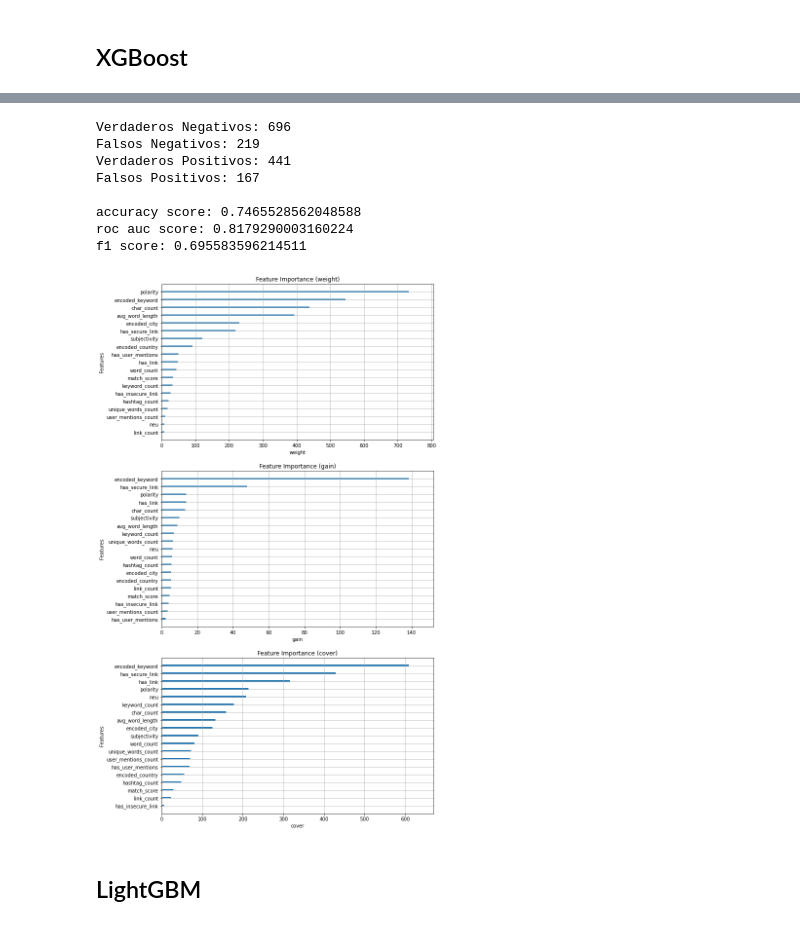
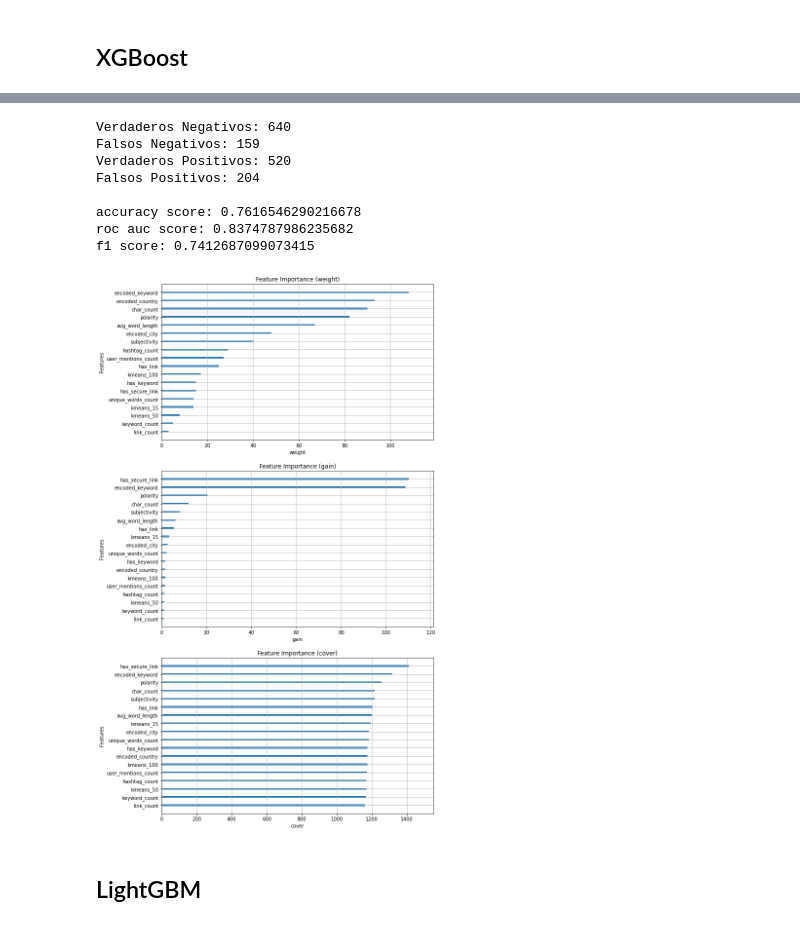
Before and after one commit to fsicardir/datos-tp2, a Jupyter notebook: notebooks_models/tree_based_approaches.ipynb, the cells around one changed output, grey strips where cells are left out. Saved outputs shown, nothing was run; the diff lists cells and outputs as text; code cells hidden in the pictures.

```diff
--- a/notebooks_models/tree_based_approaches.ipynb
+++ b/notebooks_models/tree_based_approaches.ipynb
@@ -160,23 +171,23 @@ def try_classifier(classifier):
 # %%
 xgb_classifier = xgb.XGBClassifier(
     objective='binary:logistic',
-    max_depth=5,
-    learning_rate=0.01,
-    n_estimators=100,
-    scale_pos_weight=1.2
+    max_depth=1,
+    learning_rate=0.08,
+    n_estimators=700,
+    scale_pos_weight=1.25
 )
 
 xgb_classifier = try_classifier(xgb_classifier)
 # %% [output]
-Verdaderos Negativos: 696
-Falsos Negativos: 219
-Verdaderos Positivos: 441
-Falsos Positivos: 167
+Verdaderos Negativos: 640
+Falsos Negativos: 159
+Verdaderos Positivos: 520
+Falsos Positivos: 204
 
-accuracy score: 0.7465528562048588
-roc auc score: 0.8179290003160224
-f1 score: 0.695583596214511
+accuracy score: 0.7616546290216678
+roc auc score: 0.8374787986235682
+f1 score: 0.7412687099073415
-[figure, old version]
+[figure, new version]
 # %% [markdown]
 ## LightGBM
 # %%
```
Also changed, not shown: parts of 12 cells of this notebook.
